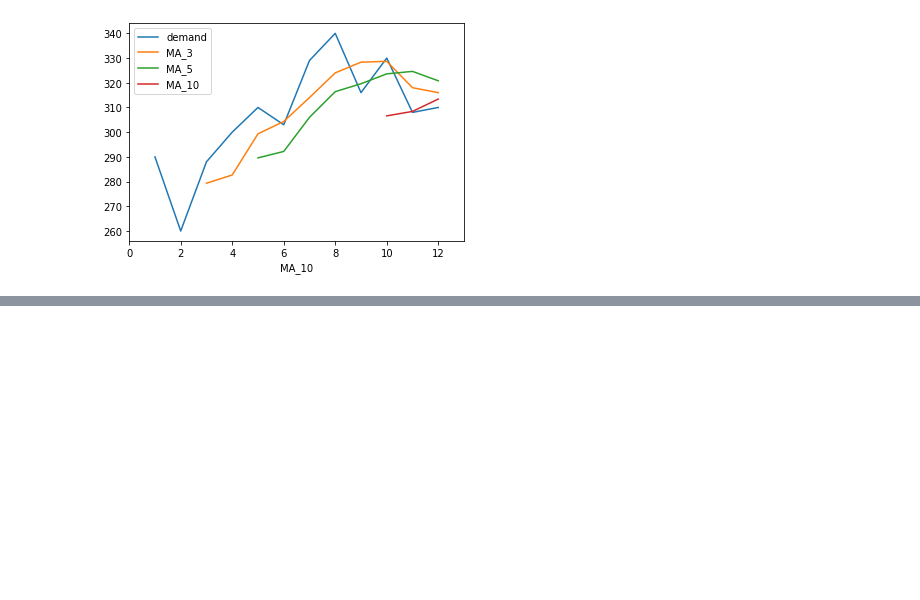
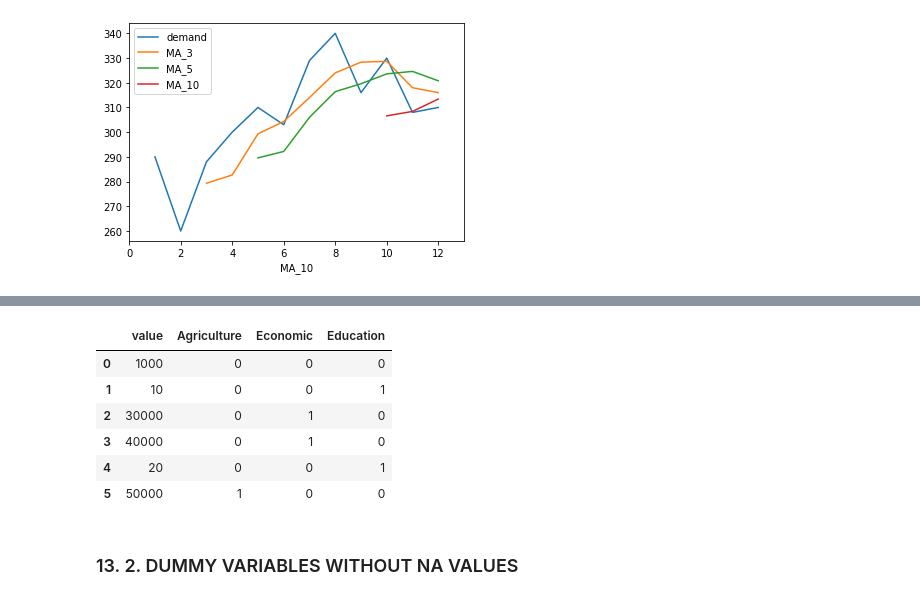
Before and after one commit to nhntran/All-About-Python-Pandas-Tutorials, a Jupyter notebook: Working with pandas - All you need to know .ipynb, the cells around one changed output, grey strips where cells are left out. Cells and saved outputs as stored; diff of their text form; code cells hidden in the pictures; blank space fills up the shorter version.

```diff
--- a/Working with pandas - All you need to know .ipynb
+++ b/Working with pandas - All you need to know .ipynb
@@ -1432,0 +1678,5 @@ during an eight month period. The dataset can be found in the Kaggle site
+# %%
+df = pd.DataFrame({'project':['A', 'B', 'C', 'D', 'E', 'F'],
+                  'value':[1000, 10, 30000, 40000, 20, 50000],
+                  'categories':['NaN', 'Education', 'Economic', 'Economic', 'Education', 'Agriculture']})
+df
@@ -1432,0 +1691,2 @@ during an eight month period. The dataset can be found in the Kaggle site
+# %%
+df.categories = df.categories.replace('NaN', np.nan)
@@ -1432,0 +1703,4 @@ during an eight month period. The dataset can be found in the Kaggle site
+# %%
+## Create dummy variables
+dummies = pd.DataFrame(pd.get_dummies(df.categories))
+### With the NaN value, it will be 0,0,0 in the 3 categories
@@ -1432,0 +1715,15 @@ during an eight month period. The dataset can be found in the Kaggle site
+# %%
+### Create new df containing dummies variable and other features
+new_df = df[['value']]
+new_df = pd.concat([new_df, dummies], axis = 1)
+new_df
+# %% [output]
+|  | value | Agriculture | Economic | Education |
+| 0 | 1000 | 0 | 0 | 0 |
+| 1 | 10 | 0 | 0 | 1 |
+| 2 | 30000 | 0 | 1 | 0 |
+| 3 | 40000 | 0 | 1 | 0 |
+| 4 | 20 | 0 | 0 | 1 |
+| 5 | 50000 | 1 | 0 | 0 |
+# %% [markdown]
+### 13. 2. DUMMY VARIABLES WITHOUT NA VALUES
```
Also changed, not shown: parts of 51 cells of this notebook, 1 other file.
